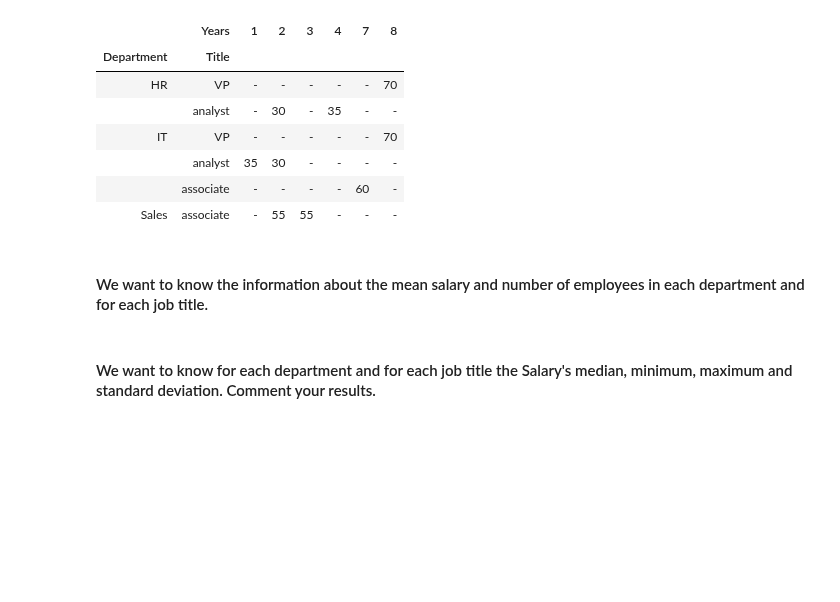
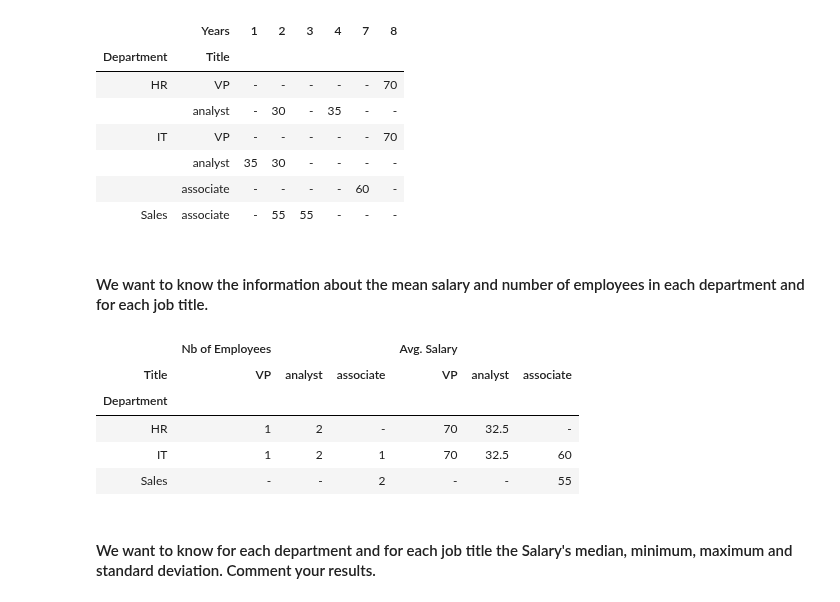
Before and after one commit to ta-data-lis/lab-pivot-table-and-correlation, a Jupyter notebook: your_code/main.ipynb, the cells around one changed output. Drawn from its saved outputs; the diff is of its cells as text; code cells hidden in the pictures; blank space fills up the shorter version.

```diff
--- a/your_code/main.ipynb
+++ b/your_code/main.ipynb
@@ -79,6 +79,17 @@ employee.pivot_table(index=["Department", "Title"], values='Salary', columns = '
 | Sales | associate | - | 55 | 55 | - | - | - |
 # %% [markdown]
 #### We want to know the information about the mean salary and number of employees in each department and for each job title.
+# %%
+employee.pivot_table(index =["Department"],  values=["Salary", 'Name'], columns=["Title"],
+                     aggfunc= {'Salary':'mean', 'Name': 'count' }, fill_value='-').rename(
+    columns={'Name': 'Nb of Employees', 'Salary': 'Avg. Salary'})
+# %% [output]
+|  | Nb of Employees |  |  | Avg. Salary |  |  |
+| Title | VP | analyst | associate | VP | analyst | associate |
+| Department |  |  |  |  |  |  |
+| HR | 1 | 2 | - | 70 | 32.5 | - |
+| IT | 1 | 2 | 1 | 70 | 32.5 | 60 |
+| Sales | - | - | 2 | - | - | 55 |
 # %% [markdown]
 #### We want to know for each department and for each job title the Salary's median, minimum, maximum and standard deviation. Comment your results.
 # %%
```
Also changed, not shown: parts of 26 cells of this notebook.
